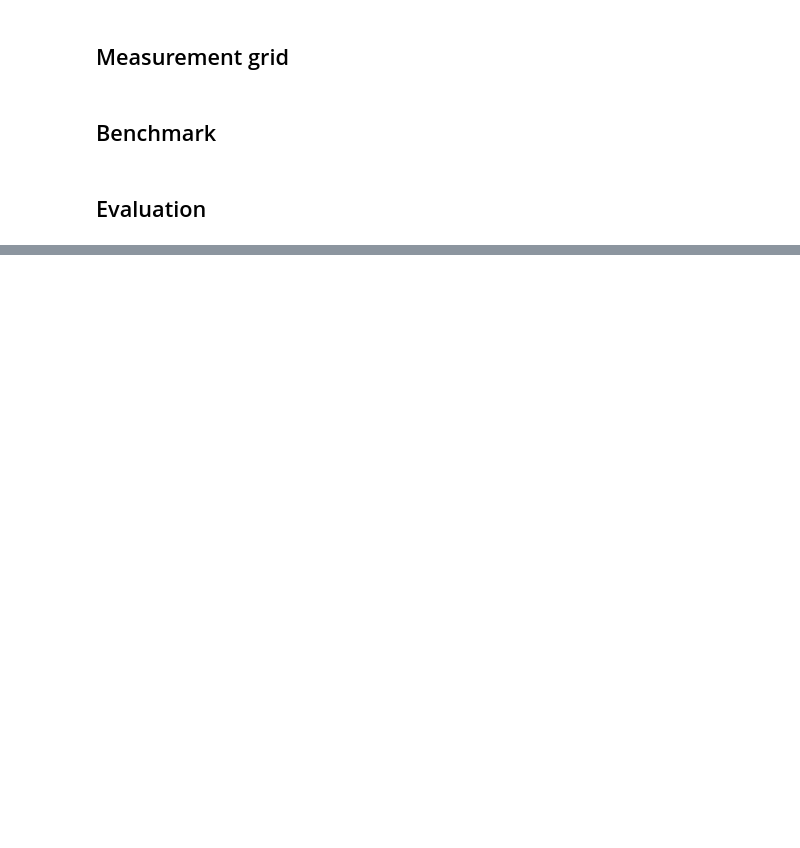
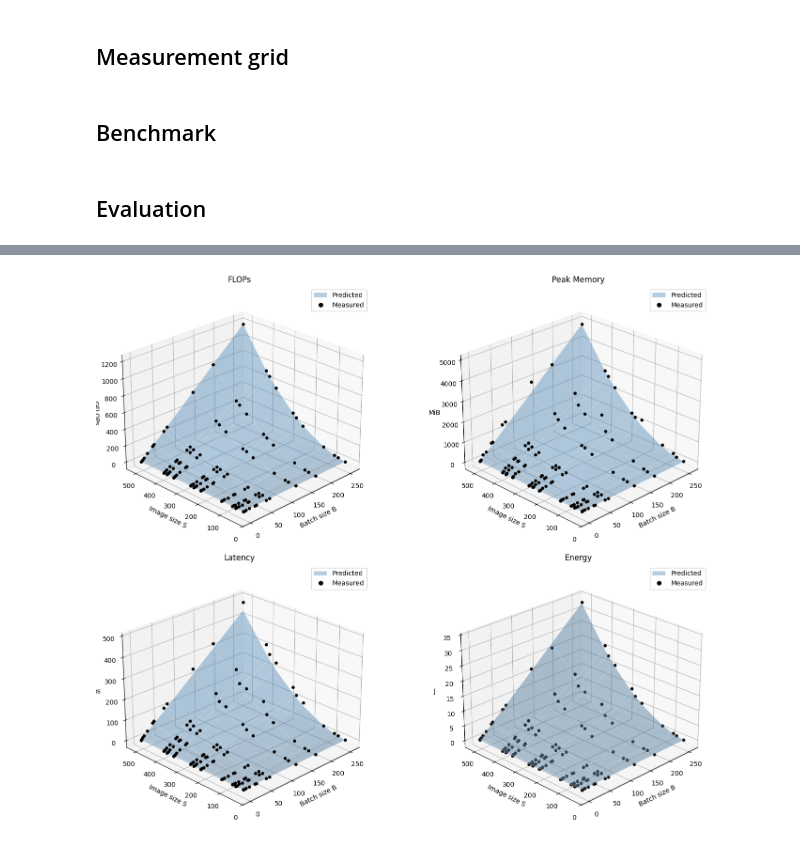
Before and after one commit to boboxa2010/efficient-nn-hw1, a Jupyter notebook: measure.ipynb, the cells around one changed output, grey strips where cells are left out. Saved outputs shown, nothing was run; the diff lists cells and outputs as text; code cells hidden in the pictures; blank space fills up the shorter version.

```diff
--- a/measure.ipynb
+++ b/measure.ipynb
@@ -143,0 +295,67 @@ plt.show()
+# %%
+from matplotlib.lines import Line2D
+from matplotlib.patches import Patch
+
+batch_grid, size_grid = np.meshgrid(
+    np.sort(results["B"].unique()),
+    np.sort(results["S"].unique()),
+)
+
+surfaces = [
+    flops(size_grid, batch_grid),
+    memory(size_grid, batch_grid),
+    latency(size_grid, batch_grid, theta_latency),
+    energy(size_grid, batch_grid, theta_energy),
+]
+
+fig = plt.figure(figsize=(16, 12))
+
+legend = [
+    Patch(facecolor="steelblue", alpha=0.4, label="Predicted"),
+    Line2D(
+        [0], [0], marker="o", linestyle="none",
+        color="black", label="Measured",
+    ),
+]
+
+for i, ((_, measured, scale, title, unit), surface) in enumerate(
+    zip(plots, surfaces), 1
+):
+    ax = fig.add_subplot(2, 2, i, projection="3d")
+
+    ax.plot_surface(
+        batch_grid,
+        size_grid,
+        surface / scale,
+        color="steelblue",
+        alpha=0.4,
+        edgecolor="white",
+        linewidth=0.3,
+    )
+
+    points = (
+        results[["B", "S", measured]]
+        .replace([np.inf, -np.inf], np.nan)
+        .dropna()
+    )
+
+    ax.scatter(
+        points["B"],
+        points["S"],
+        points[measured] / scale,
+        color="black",
+        s=15,
+        depthshade=False,
+    )
+
+    ax.set_title(title)
+    ax.set_xlabel("Batch size B")
+    ax.set_ylabel("Image size S")
+    ax.set_zlabel(unit)
+    ax.view_init(elev=25, azim=-135)
+    ax.legend(handles=legend)
+
+plt.tight_layout()
+plt.show()
+# %% [output]
+[figure, added]
```
Also changed, not shown: parts of 9 cells of this notebook, 4 other files.
